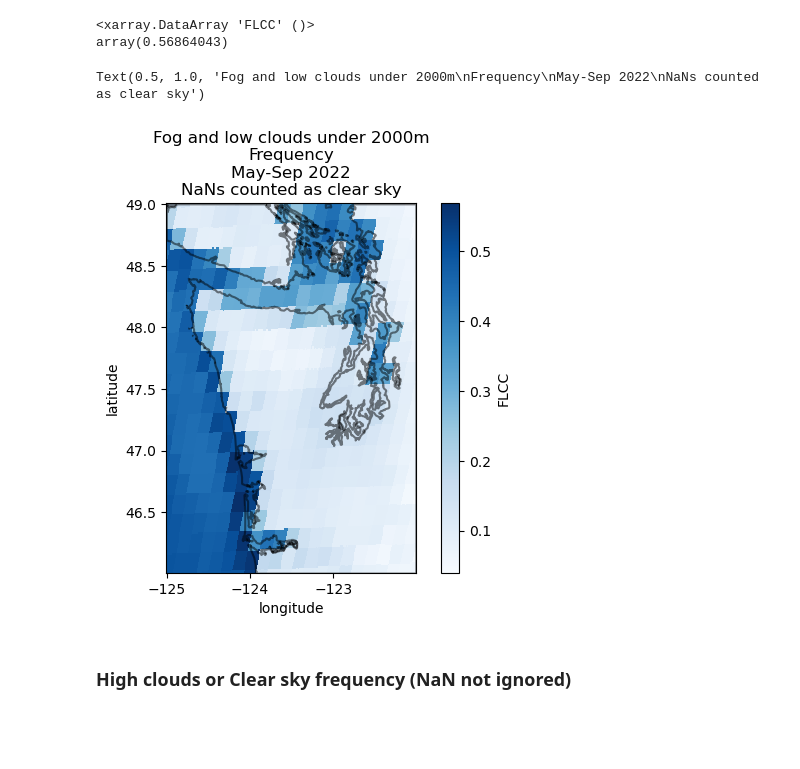
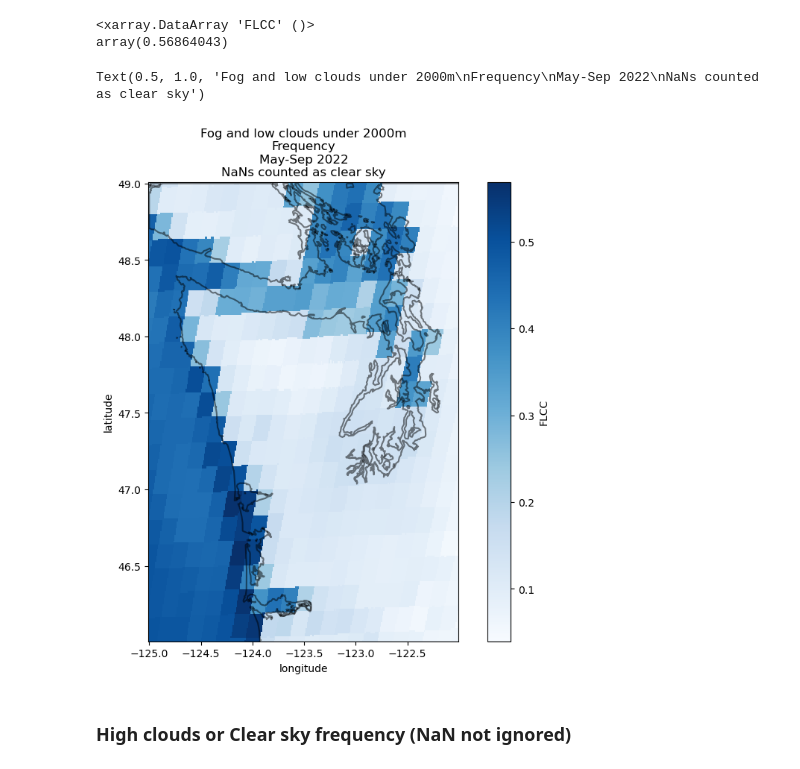
Before and after one commit to autumn-yng/summerfog, a Jupyter notebook: goes/goes_analyze.ipynb, the cells around one changed output. Drawn from its saved outputs; the diff is of its cells as text; code cells hidden in the pictures; blank space fills up the shorter version.

```diff
--- a/goes/goes_analyze.ipynb
+++ b/goes/goes_analyze.ipynb
@@ -100,7 +105,6 @@ PandasIndex(DatetimeIndex(['2022-04-30 17:01:17', '2022-04-30 17:06:17', '2022-0
 Attributes: (0)
 # %%
 bounds = ds.rio.bounds()
-shoreline = plot_shoreline(bounds)
 # %%
 ds['Height']
 # %% [output]
@@ -261,14 +260,14 @@ FLCC_freq.max()
 <xarray.DataArray 'FLCC' ()>
 array(0.56864043)
 # %%
-fig, ax = plt.subplots()
+fig, ax = plt.subplots(figsize=(10,8))
 
 FLCC_freq.plot(ax = ax, cmap = 'Blues')
 shoreline.plot(ax = ax, color = "black", alpha = 0.5) # how to make the stroke of the shoreline thinner?
 plt.title('Fog and low clouds under 2000m\nFrequency\nMay-Sep 2022\nNaNs counted as clear sky')
 # %% [output]
 Text(0.5, 1.0, 'Fog and low clouds under 2000m\nFrequency\nMay-Sep 2022\nNaNs counted as clear sky')
-[figure, old version]
+[figure, new version]
 # %% [markdown]
 ### High clouds or Clear sky frequency (NaN not ignored)
 # %%
```
Also changed, not shown: parts of 18 cells of this notebook, 2 other files.
